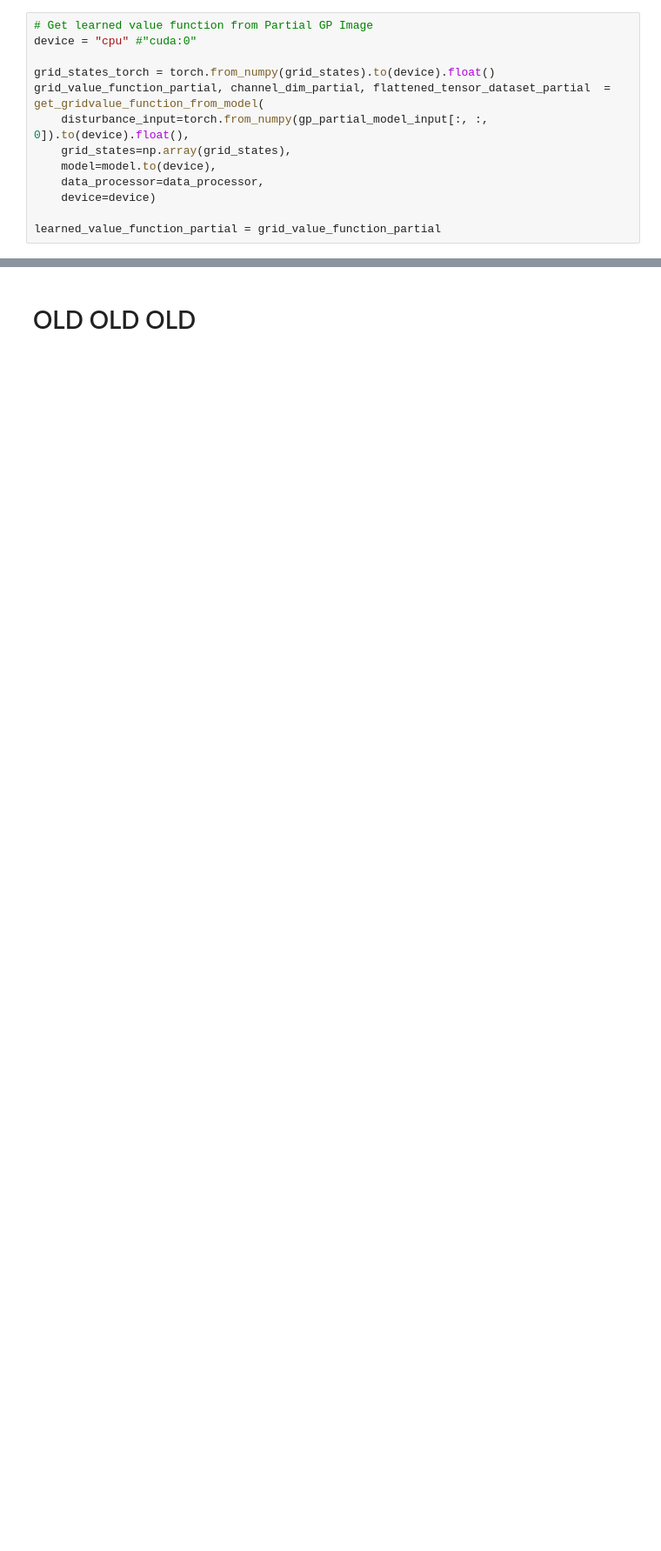
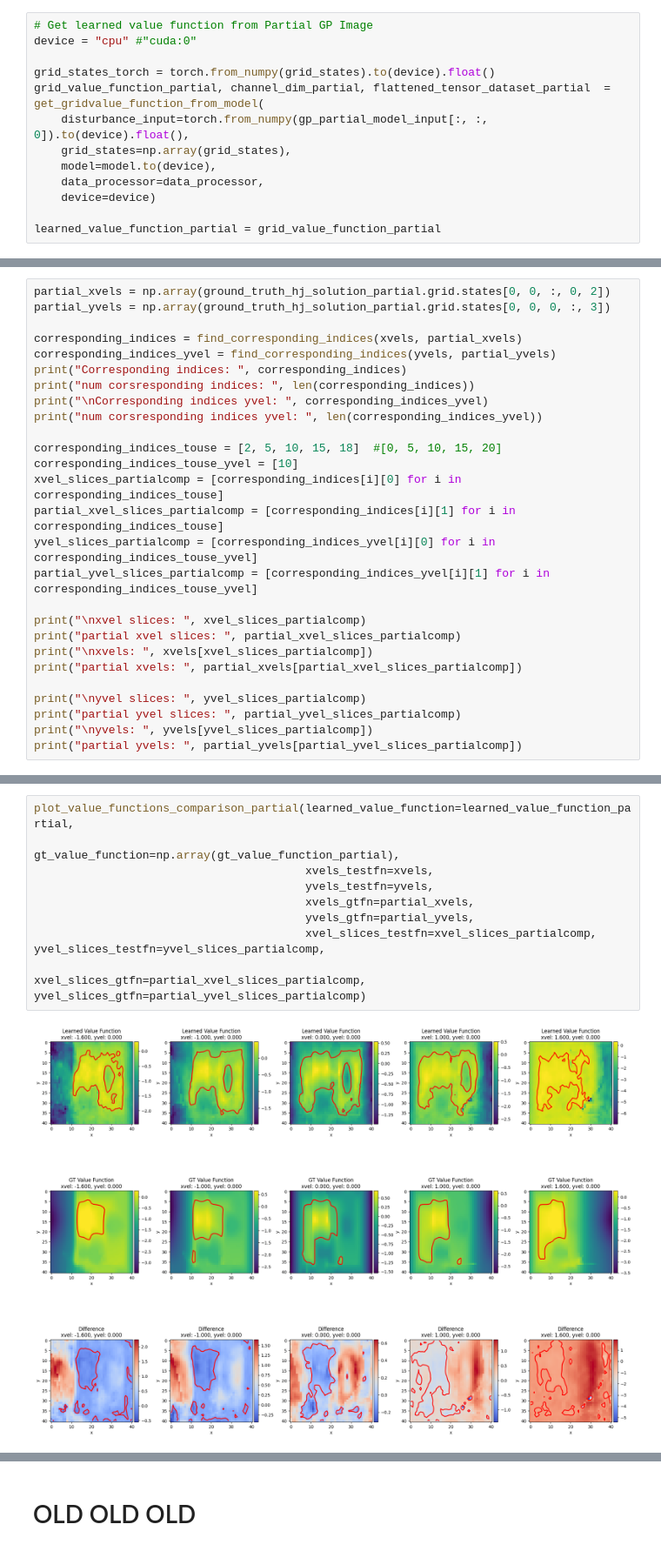
Before and after one commit to nikhilushinde/neuraloperator, a Jupyter notebook: nikhil_test_ipynbs/NIKHIL_TEST_gpyfly.ipynb, the cells around one changed output, grey strips where cells are left out. Shown at 87% size. Saved outputs shown, nothing was run; the diff lists cells and outputs as text; blank space fills up the shorter version.

```diff
--- a/nikhil_test_ipynbs/NIKHIL_TEST_gpyfly.ipynb
+++ b/nikhil_test_ipynbs/NIKHIL_TEST_gpyfly.ipynb
@@ -956,0 +1077,27 @@ plot_value_functions_comparison(learned_value_function_partial, gt_value_functio
+# %%
+partial_xvels = np.array(ground_truth_hj_solution_partial.grid.states[0, 0, :, 0, 2])
+partial_yvels = np.array(ground_truth_hj_solution_partial.grid.states[0, 0, 0, :, 3])
+
+corresponding_indices = find_corresponding_indices(xvels, partial_xvels)
+corresponding_indices_yvel = find_corresponding_indices(yvels, partial_yvels)
+print("Corresponding indices: ", corresponding_indices)
+print("num corsresponding indices: ", len(corresponding_indices))
+print("\nCorresponding indices yvel: ", corresponding_indices_yvel)
+print("num corsresponding indices yvel: ", len(corresponding_indices_yvel))
+
+corresponding_indices_touse = [2, 5, 10, 15, 18]  #[0, 5, 10, 15, 20]
+corresponding_indices_touse_yvel = [10]
+xvel_slices_partialcomp = [corresponding_indices[i][0] for i in corresponding_indices_touse]
+partial_xvel_slices_partialcomp = [corresponding_indices[i][1] for i in corresponding_indices_touse]
+yvel_slices_partialcomp = [corresponding_indices_yvel[i][0] for i in corresponding_indices_touse_yvel]
+partial_yvel_slices_partialcomp = [corresponding_indices_yvel[i][1] for i in corresponding_indices_touse_yvel]
+
+print("\nxvel slices: ", xvel_slices_partialcomp)
+print("partial xvel slices: ", partial_xvel_slices_partialcomp)
+print("\nxvels: ", xvels[xvel_slices_partialcomp])
+print("partial xvels: ", partial_xvels[partial_xvel_slices_partialcomp])
+
+print("\nyvel slices: ", yvel_slices_partialcomp)
+print("partial yvel slices: ", partial_yvel_slices_partialcomp)
+print("\nyvels: ", yvels[yvel_slices_partialcomp])
+print("partial yvels: ", partial_yvels[partial_yvel_slices_partialcomp])
@@ -956,0 +1122,11 @@ plot_value_functions_comparison(learned_value_function_partial, gt_value_functio
+# %%
+plot_value_functions_comparison_partial(learned_value_function=learned_value_function_partial,
+                                        gt_value_function=np.array(gt_value_function_partial),
+                                        xvels_testfn=xvels,
+                                        yvels_testfn=yvels,
+                                        xvels_gtfn=partial_xvels,
+                                        yvels_gtfn=partial_yvels,
+                                        xvel_slices_testfn=xvel_slices_partialcomp, yvel_slices_testfn=yvel_slices_partialcomp,
+                                        xvel_slices_gtfn=partial_xvel_slices_partialcomp, yvel_slices_gtfn=partial_yvel_slices_partialcomp)
+# %% [output]
+[figure, added]
```
Also changed, not shown: parts of 39 cells of this notebook, 1 other file.
